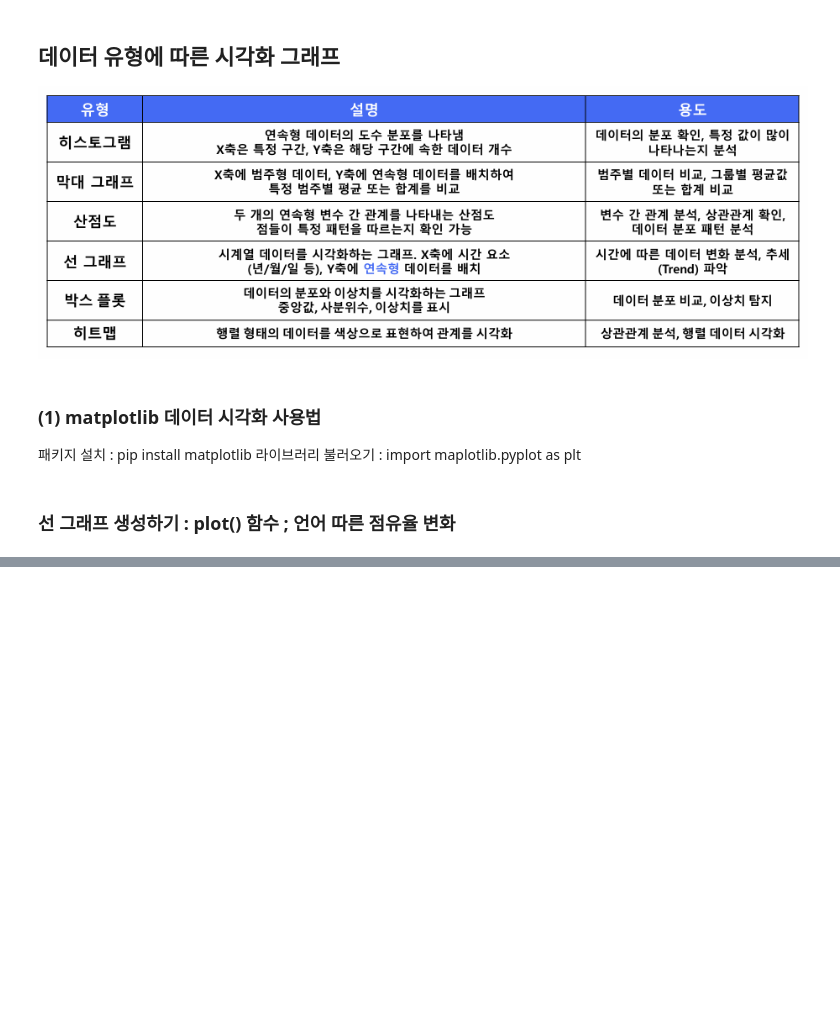
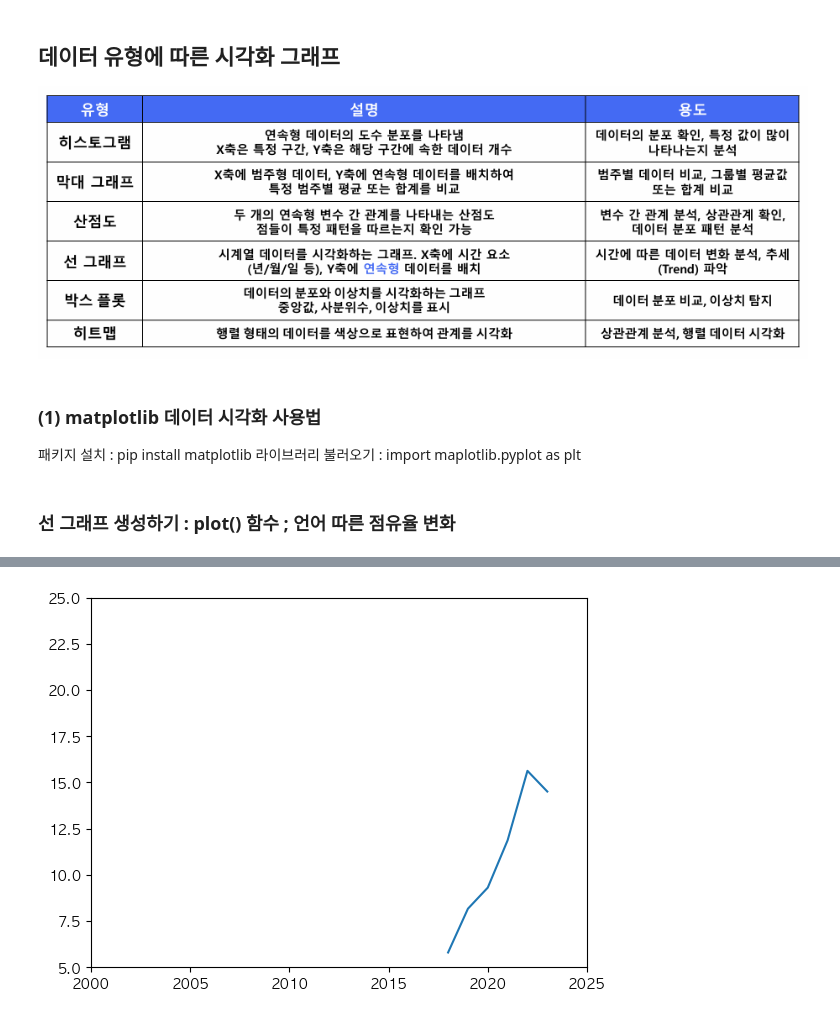
Before and after one commit to Jayyxy/data_analysis, a Jupyter notebook: 20251119/Data_Visualization.ipynb, the cells around one changed output, grey strips where cells are left out. Cells and saved outputs as stored; diff of their text form; code cells hidden in the pictures; blank space fills up the shorter version.

```diff
--- a/20251119/Data_Visualization.ipynb
+++ b/20251119/Data_Visualization.ipynb
@@ -107,0 +166,9 @@ ax2.set_ylabel('점유율')
+# %%
+plt.plot(year,python,label="python")
+
+plt.xlim(2000,2025)
+plt.ylim(5,25)
+
+plt.show()
+# %% [output]
+[figure, added]
```
Also changed, not shown: parts of 13 cells of this notebook, 2 other files.
